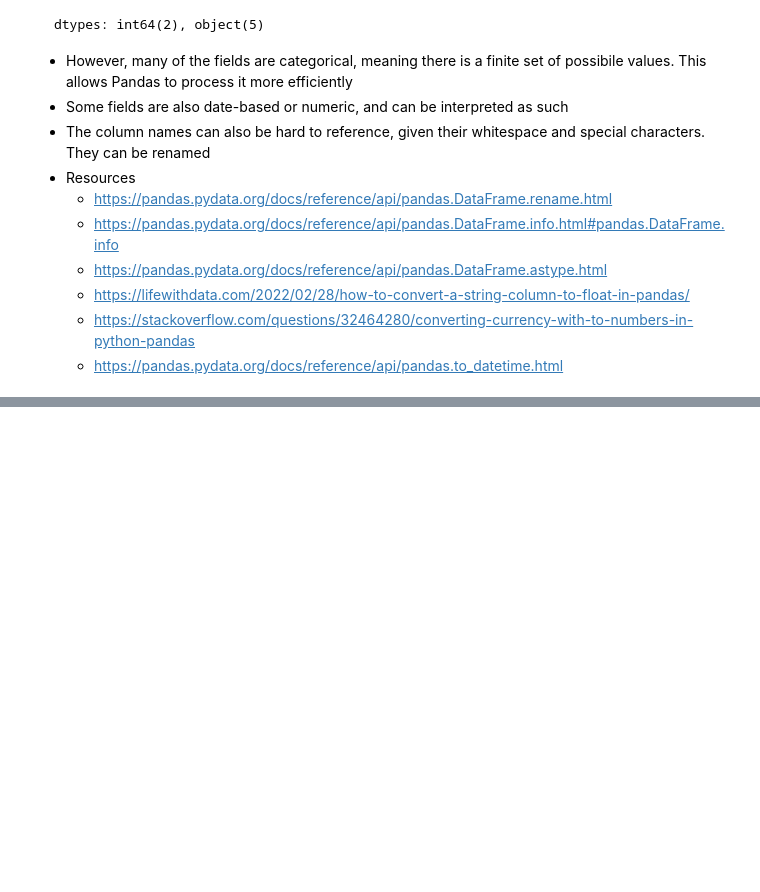
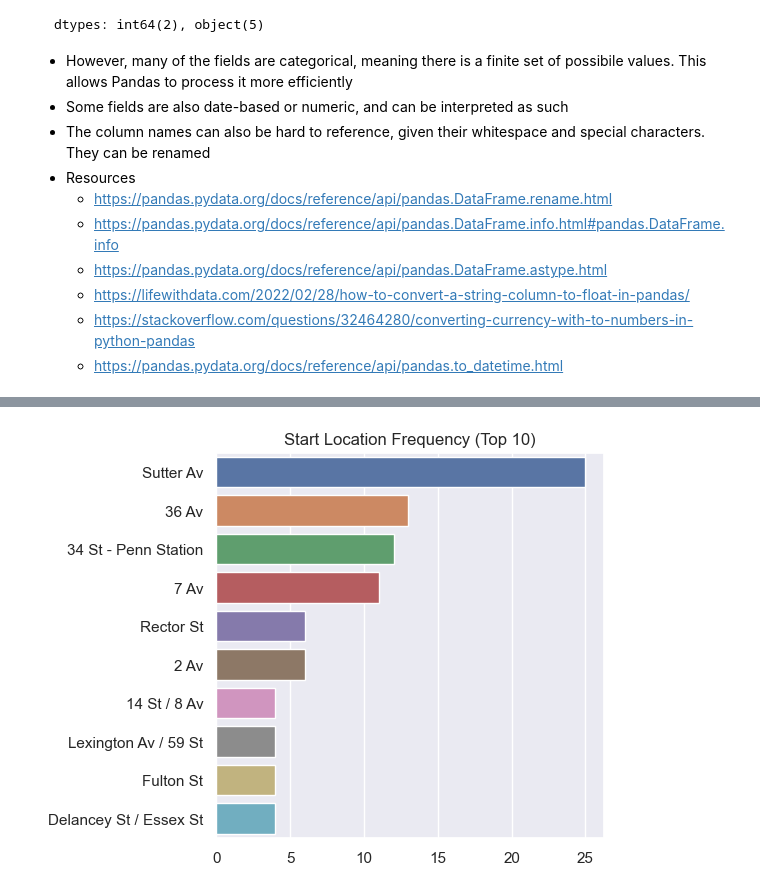
Before and after one commit to bradyjoh/Jupyter, a Jupyter notebook: OMNY Analysis.ipynb, the cells around one changed output, grey strips where cells are left out. Cells and saved outputs as stored; diff of their text form; code cells hidden in the pictures; blank space fills up the shorter version.

```diff
--- a/OMNY Analysis.ipynb
+++ b/OMNY Analysis.ipynb
@@ -93,0 +140,5 @@ df
+# %%
+sns.set(rc={'figure.figsize':(5,5)})
+sns.countplot(y=df["start_location"], order=df["start_location"].value_counts().iloc[:10].index).set(ylabel=None, xlabel=None, title='Start Location Frequency (Top 10)');
+# %% [output]
+[figure, added]
```
Also changed, not shown: parts of 7 cells of this notebook, 2 other files.
